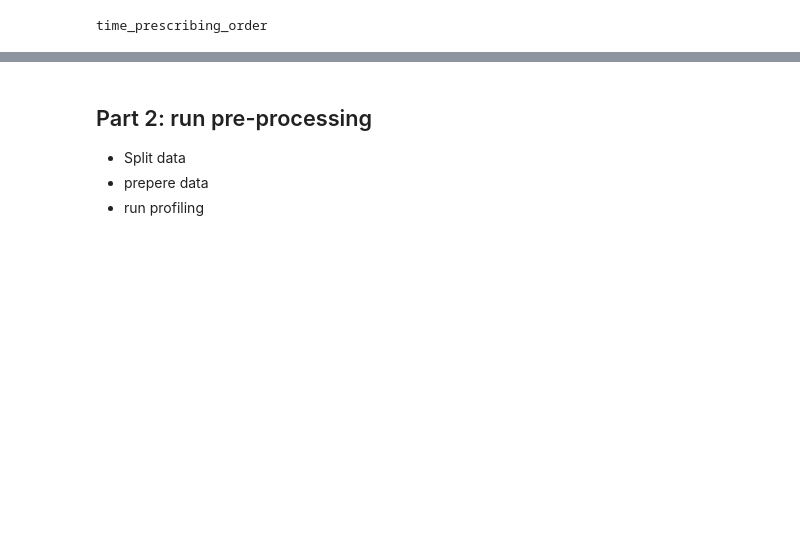
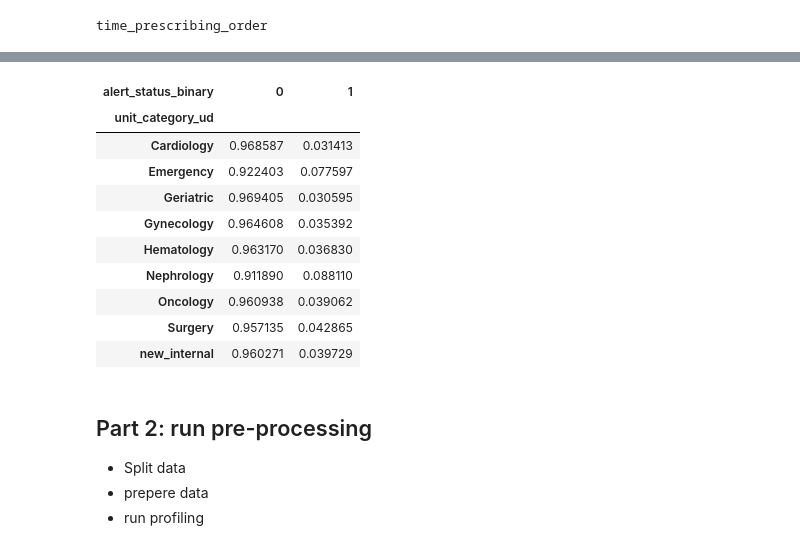
Before and after one commit to nirshlom/alert-fatigue, a Jupyter notebook: model_pipeline/model_analysis.ipynb, the cells around one changed output, grey strips where cells are left out. Cells and saved outputs as stored; diff of their text form; code cells hidden in the pictures; blank space fills up the shorter version.

```diff
--- a/model_pipeline/model_analysis.ipynb
+++ b/model_pipeline/model_analysis.ipynb
@@ -53,0 +96,23 @@ time_prescribing_order
+# %%
+## Create new columns
+
+df['unit_category_ud'] = df['unit_category'].apply(lambda x: 'new_internal' if x in ['Internal', 'Internal-Covid19'] else x)
+
+# df['unit_category_ud'] = df['unit_category_ud'].apply(lambda x: 'new_internal' if x in ['Internal', 'Internal-Covid19'] else x)
+# %%
+df['unit_category_ud'].value_counts()
+
+cross_table = pd.crosstab(df['unit_category_ud'], df['alert_status_binary'], normalize='index')
+cross_table
+# %% [output]
+| alert_status_binary | 0 | 1 |
+| unit_category_ud |  |  |
+| Cardiology | 0.968587 | 0.031413 |
+| Emergency | 0.922403 | 0.077597 |
+| Geriatric | 0.969405 | 0.030595 |
+| Gynecology | 0.964608 | 0.035392 |
+| Hematology | 0.963170 | 0.036830 |
+| Nephrology | 0.911890 | 0.088110 |
+| Oncology | 0.960938 | 0.039062 |
+| Surgery | 0.957135 | 0.042865 |
+| new_internal | 0.960271 | 0.039729 |
```
Also changed, not shown: parts of 19 cells of this notebook, 3 other files.
